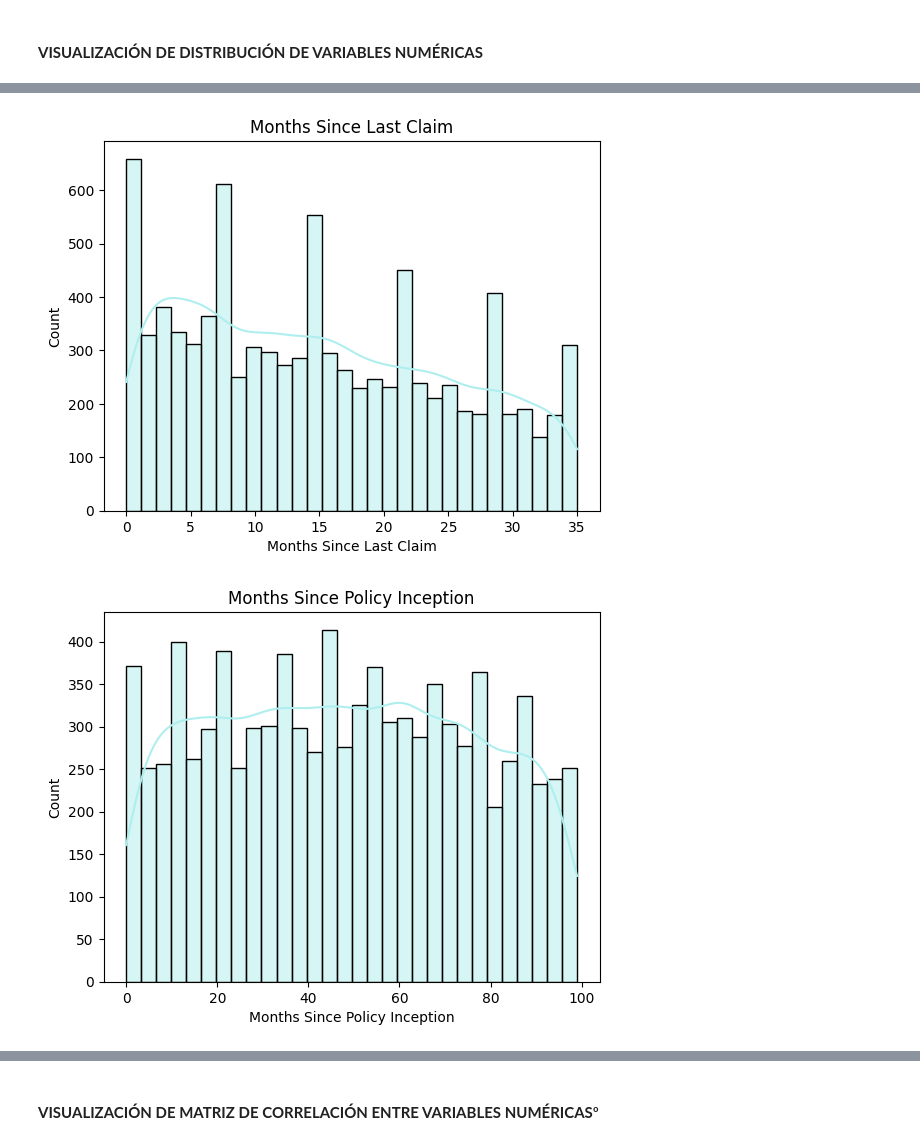
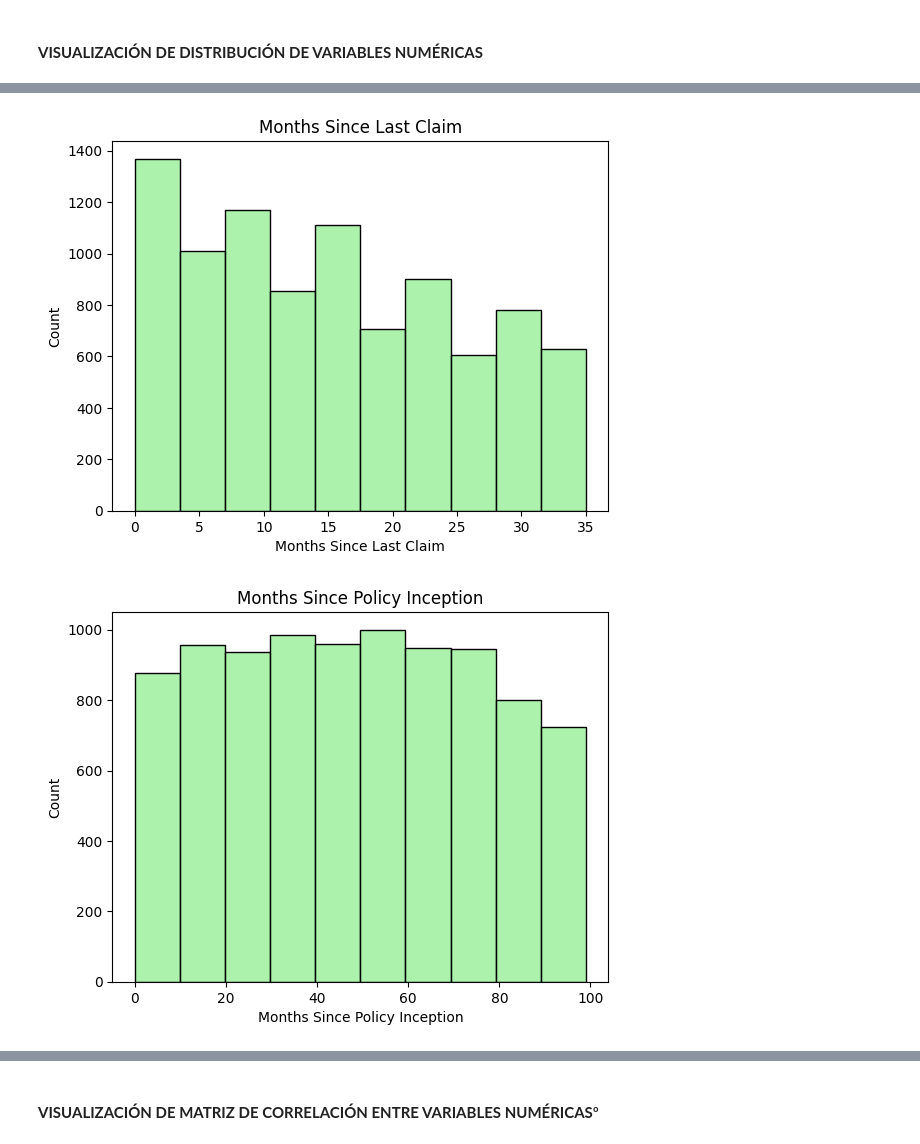
Before and after one commit to gibranchavez13/Prediccion-del-Lifetime-Value-en-Seguros-Automotrices-mediante-Modelos-de-Ensamble, a Jupyter notebook: P3.ipynb, the cells around one changed output, grey strips where cells are left out. Saved outputs shown, nothing was run; the diff lists cells and outputs as text; code cells hidden in the pictures.

```diff
--- a/P3.ipynb
+++ b/P3.ipynb
@@ -327,9 +327,8 @@ for col in df.select_dtypes(include=['int64', 'float64']).columns:
     plt.title(col)
     sns.histplot(
     x=df[col],
-    kde=True,
-    bins=10 if col == 'Customer Lifetime Value' else 30,
-    color='gold' if col == 'Customer Lifetime Value' else 'paleturquoise'
+    bins=40 if col == 'Customer Lifetime Value' else 10,
+    color='green' if col == 'Customer Lifetime Value' else 'lightgreen'
     )
     plt.show()
 # %% [output]
@@ -339,2 +338,2 @@ for col in df.select_dtypes(include=['int64', 'float64']).columns:
-[figure, old version]
+[figure, new version]
-[figure, old version]
+[figure, new version]
```
Also changed, not shown: parts of 29 cells of this notebook.
